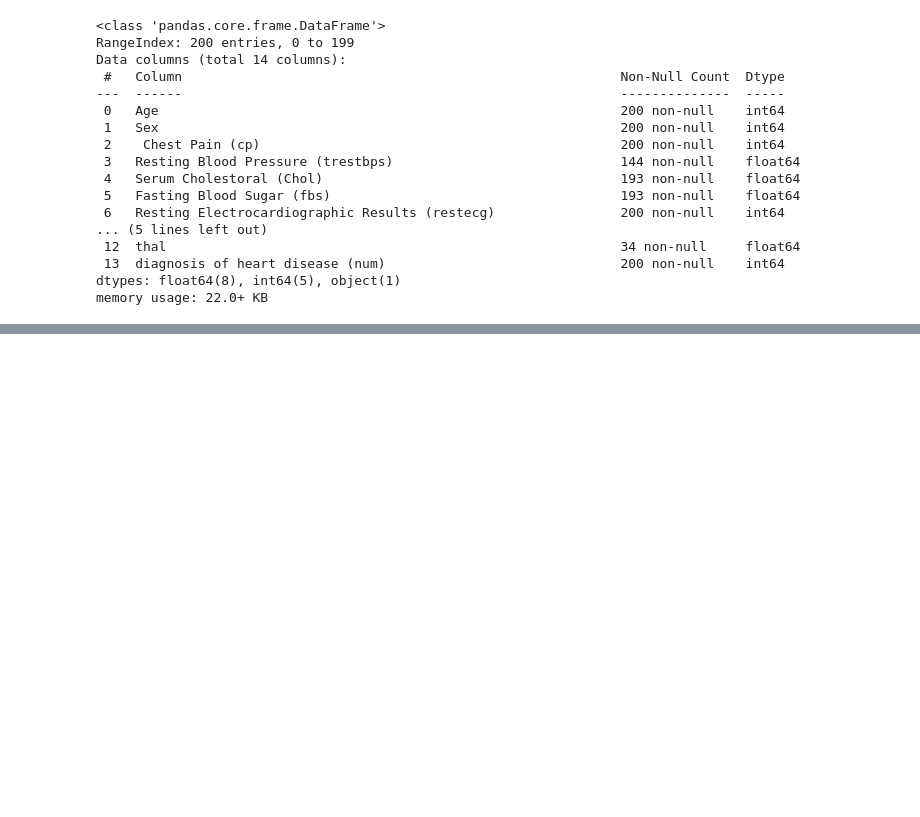
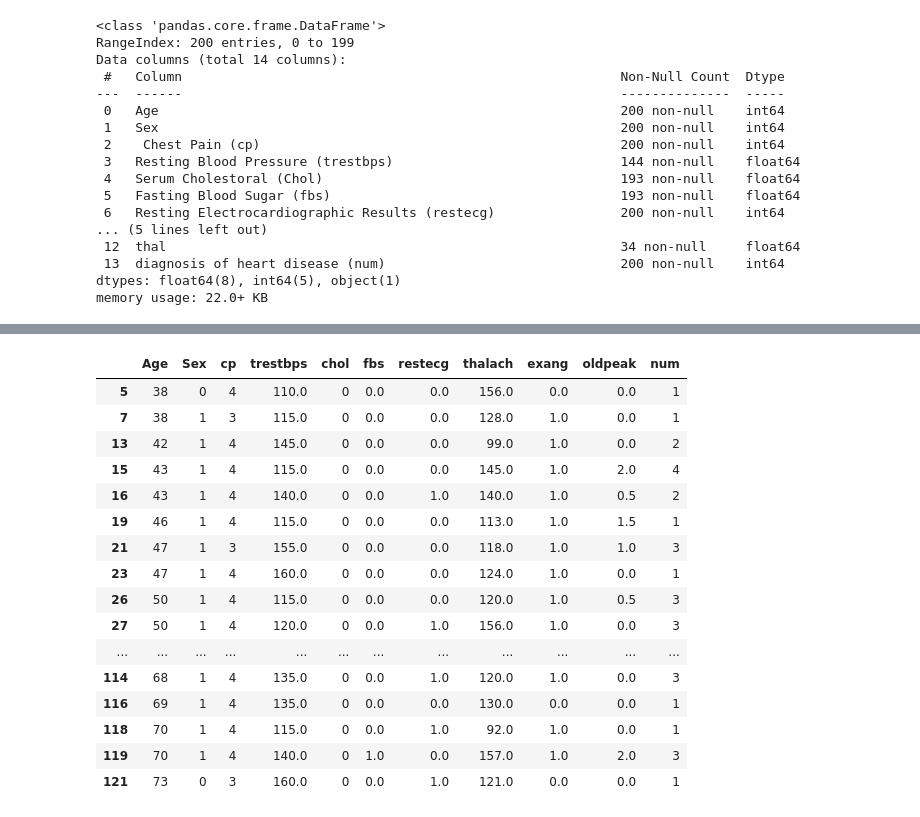
Before and after one commit to jenny0741/final_project, a Jupyter notebook: notebooks/data_cleaning.ipynb, the cells around one changed output, grey strips where cells are left out. Cells and saved outputs as stored; diff of their text form; code cells hidden in the pictures; blank space fills up the shorter version.

```diff
--- a/notebooks/data_cleaning.ipynb
+++ b/notebooks/data_cleaning.ipynb
@@ -233,0 +365,38 @@ hgrn_df.dropna()
+# %%
+swtz_df = swtz_df.rename(columns ={' Chest Pain (cp)':'cp',
+                        'Resting Blood Pressure (trestbps)': 'trestbps',
+                        'Serum Cholestoral (Chol)': 'chol',
+                        'Fasting Blood Sugar (fbs)': 'fbs',
+                        'Resting Electrocardiographic Results (restecg)':'restecg',
+                        'Maximum Heart Rate Achieved (thalach)': 'thalach',
+                        'Exercise Induced Angina (exang)':'exang',
+                        'ST depression induced by exercise relative to rest (oldpeak)': 'oldpeak',
+                        'the slope of the peak exercise ST segment (slope)': 'slope',
+                        'number of major vessels (ca)':'ca',
+                        'diagnosis of heart disease (num)': 'num'})
+# %%
+swtz_df = swtz_df.drop('ca', axis=1)
+# %%
+swtz_df = swtz_df.drop('thal', axis=1)
+# %%
+swtz_df = swtz_df.drop('slope', axis=1)
+# %%
+swtz_df.dropna()
+# %% [output]
+|  | Age | Sex | cp | trestbps | chol | fbs | restecg | thalach | exang | oldpeak | num |
+| 5 | 38 | 0 | 4 | 110.0 | 0 | 0.0 | 0.0 | 156.0 | 0.0 | 0.0 | 1 |
+| 7 | 38 | 1 | 3 | 115.0 | 0 | 0.0 | 0.0 | 128.0 | 1.0 | 0.0 | 1 |
+| 13 | 42 | 1 | 4 | 145.0 | 0 | 0.0 | 0.0 | 99.0 | 1.0 | 0.0 | 2 |
+| 15 | 43 | 1 | 4 | 115.0 | 0 | 0.0 | 0.0 | 145.0 | 1.0 | 2.0 | 4 |
+| 16 | 43 | 1 | 4 | 140.0 | 0 | 0.0 | 1.0 | 140.0 | 1.0 | 0.5 | 2 |
+| 19 | 46 | 1 | 4 | 115.0 | 0 | 0.0 | 0.0 | 113.0 | 1.0 | 1.5 | 1 |
+| 21 | 47 | 1 | 3 | 155.0 | 0 | 0.0 | 0.0 | 118.0 | 1.0 | 1.0 | 3 |
+| 23 | 47 | 1 | 4 | 160.0 | 0 | 0.0 | 0.0 | 124.0 | 1.0 | 0.0 | 1 |
+| 26 | 50 | 1 | 4 | 115.0 | 0 | 0.0 | 0.0 | 120.0 | 1.0 | 0.5 | 3 |
+| 27 | 50 | 1 | 4 | 120.0 | 0 | 0.0 | 1.0 | 156.0 | 1.0 | 0.0 | 3 |
+| ... | ... | ... | ... | ... | ... | ... | ... | ... | ... | ... | ... |
+| 114 | 68 | 1 | 4 | 135.0 | 0 | 0.0 | 1.0 | 120.0 | 1.0 | 0.0 | 3 |
+| 116 | 69 | 1 | 4 | 135.0 | 0 | 0.0 | 0.0 | 130.0 | 0.0 | 0.0 | 1 |
+| 118 | 70 | 1 | 4 | 115.0 | 0 | 0.0 | 1.0 | 92.0 | 1.0 | 0.0 | 1 |
+| 119 | 70 | 1 | 4 | 140.0 | 0 | 1.0 | 0.0 | 157.0 | 1.0 | 2.0 | 3 |
+| 121 | 73 | 0 | 3 | 160.0 | 0 | 0.0 | 1.0 | 121.0 | 0.0 | 0.0 | 1 |
```
Also changed, not shown: parts of 29 cells of this notebook, 2 other files.
